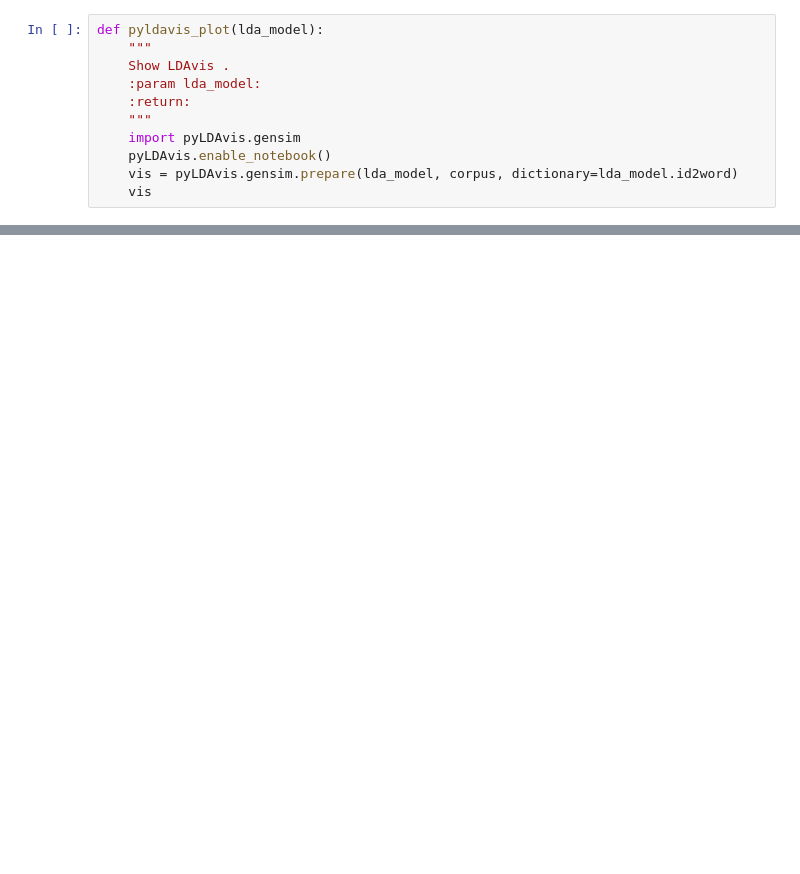
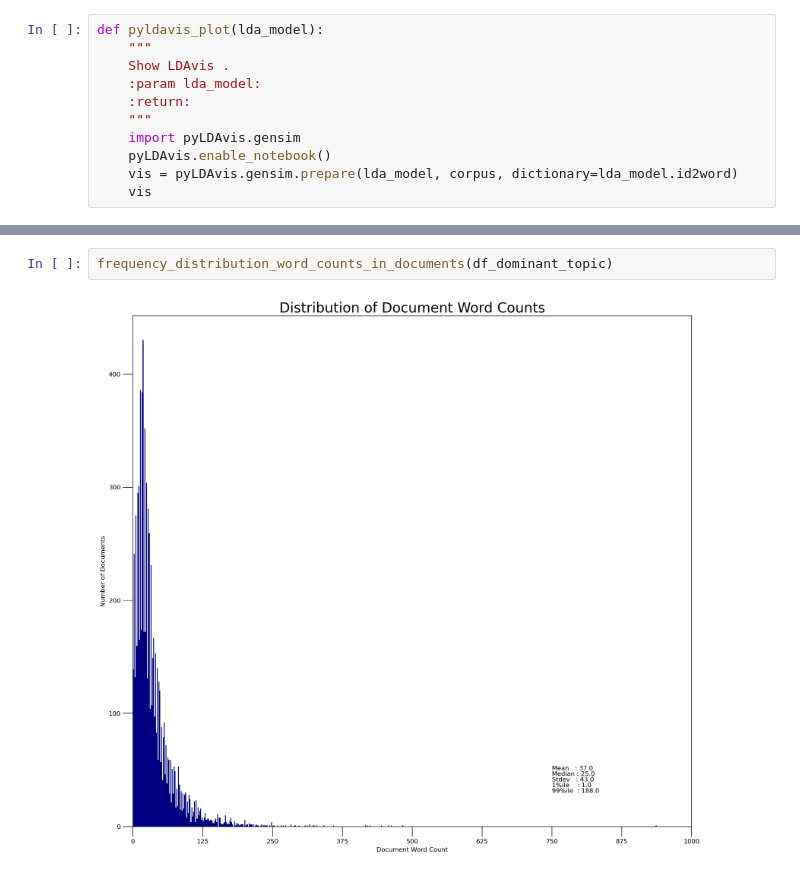
Before and after one commit to siebeniris/CPD, a Jupyter notebook: topic_modeling/lda_vis_bokeh.ipynb, the cells around one changed output, grey strips where cells are left out. Saved outputs shown, nothing was run; the diff lists cells and outputs as text; blank space fills up the shorter version.

```diff
--- a/topic_modeling/lda_vis_bokeh.ipynb
+++ b/topic_modeling/lda_vis_bokeh.ipynb
@@ -76,0 +93,4 @@ df_dominant_topic.head(10)
+# %%
+frequency_distribution_word_counts_in_documents(df_dominant_topic)
+# %% [output]
+[figure, added]
```
Also changed, not shown: parts of 15 cells of this notebook, 8 other files.
